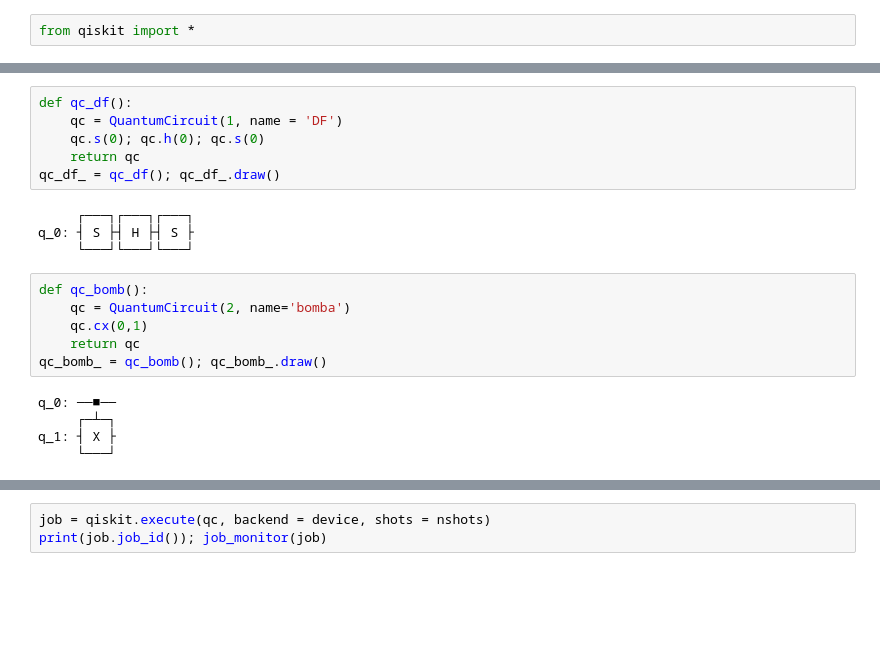
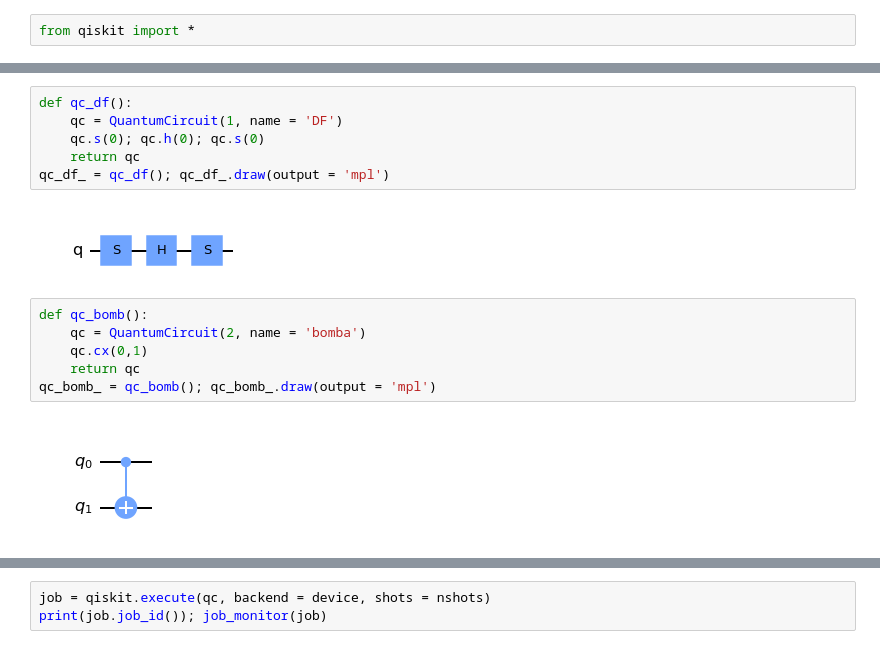
Before and after one commit to abbarreto/qiskit, a Jupyter notebook: 20_elitzur_vaidman_bomb.ipynb, the cells around one changed output, grey strips where cells are left out. Saved outputs shown, nothing was run; the diff lists cells and outputs as text; blank space fills up the shorter version.

```diff
--- a/20_elitzur_vaidman_bomb.ipynb
+++ b/20_elitzur_vaidman_bomb.ipynb
@@ -51,23 +49,18 @@ ibmqfactory.load_account:WARNING:2022-01-11 18:24:31,565: Credentials are alread
 # %%
 def qc_df():
     qc = QuantumCircuit(1, name = 'DF')
     qc.s(0); qc.h(0); qc.s(0)
     return qc
-qc_df_ = qc_df(); qc_df_.draw()
+qc_df_ = qc_df(); qc_df_.draw(output = 'mpl')
 # %% [output]
-     ┌───┐┌───┐┌───┐
-q_0: ┤ S ├┤ H ├┤ S ├
-     └───┘└───┘└───┘
+[figure, added]
 # %%
 def qc_bomb():
-    qc = QuantumCircuit(2, name='bomba')
+    qc = QuantumCircuit(2, name = 'bomba')
     qc.cx(0,1)
     return qc
-qc_bomb_ = qc_bomb(); qc_bomb_.draw()
+qc_bomb_ = qc_bomb(); qc_bomb_.draw(output = 'mpl')
 # %% [output]
-q_0: ──■──
-     ┌─┴─┐
-q_1: ┤ X ├
-     └───┘
+[figure, added]
 # %%
 def qc_espelho():
```
Also changed, not shown: parts of 32 cells of this notebook, 6 other files.
